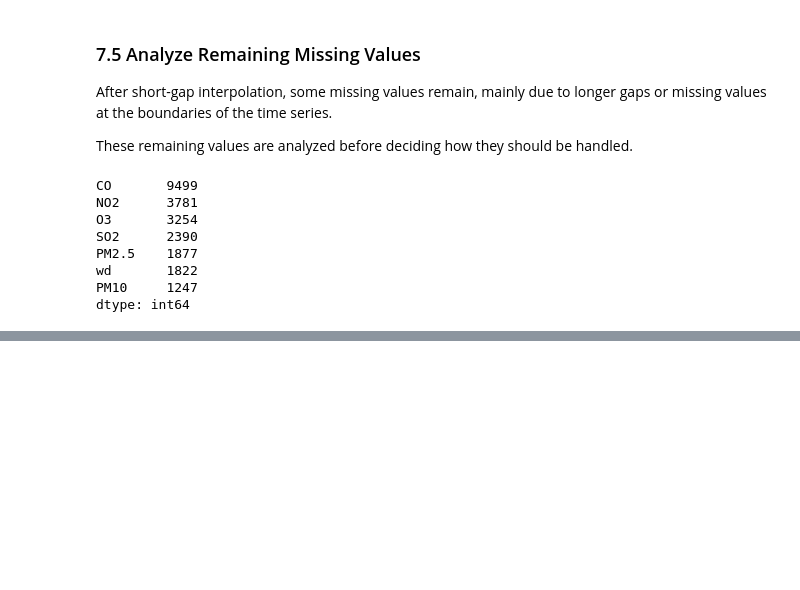
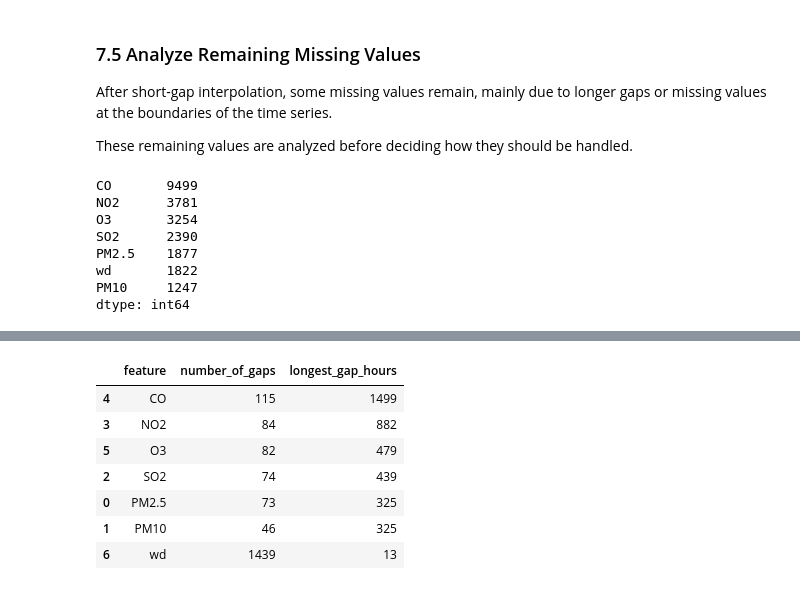
Before and after one commit to saraalwadia/airshift, a Jupyter notebook: notebooks/02_data_cleaning.ipynb, the cells around one changed output, grey strips where cells are left out. Saved outputs shown, nothing was run; the diff lists cells and outputs as text; code cells hidden in the pictures; blank space fills up the shorter version.

Commit message:
analyzed remaining missing gaps

```diff
--- a/notebooks/02_data_cleaning.ipynb
+++ b/notebooks/02_data_cleaning.ipynb
@@ -640,0 +647,42 @@ dtype: int64
+# %%
+remaining_missing_columns = [
+    "PM2.5",
+    "PM10",
+    "SO2",
+    "NO2",
+    "CO",
+    "O3",
+    "wd"
+]
+
+gap_summary = []
+
+for column in remaining_missing_columns:
+    missing = df[column].isnull()
+
+    groups = (missing != missing.shift()).cumsum()
+    gap_lengths = missing.groupby(groups).sum()
+
+    gap_lengths = gap_lengths[gap_lengths > 0]
+
+    gap_summary.append({
+        "feature": column,
+        "number_of_gaps": len(gap_lengths),
+        "longest_gap_hours": gap_lengths.max()
+    })
+
+gap_summary_df = pd.DataFrame(gap_summary)
+
+gap_summary_df.sort_values(
+    "longest_gap_hours",
+    ascending=False
+)
+# %% [output]
+|  | feature | number_of_gaps | longest_gap_hours |
+| 4 | CO | 115 | 1499 |
+| 3 | NO2 | 84 | 882 |
+| 5 | O3 | 82 | 479 |
+| 2 | SO2 | 74 | 439 |
+| 0 | PM2.5 | 73 | 325 |
+| 1 | PM10 | 46 | 325 |
+| 6 | wd | 1439 | 13 |
```
Also changed, not shown: parts of 2 cells of this notebook.
